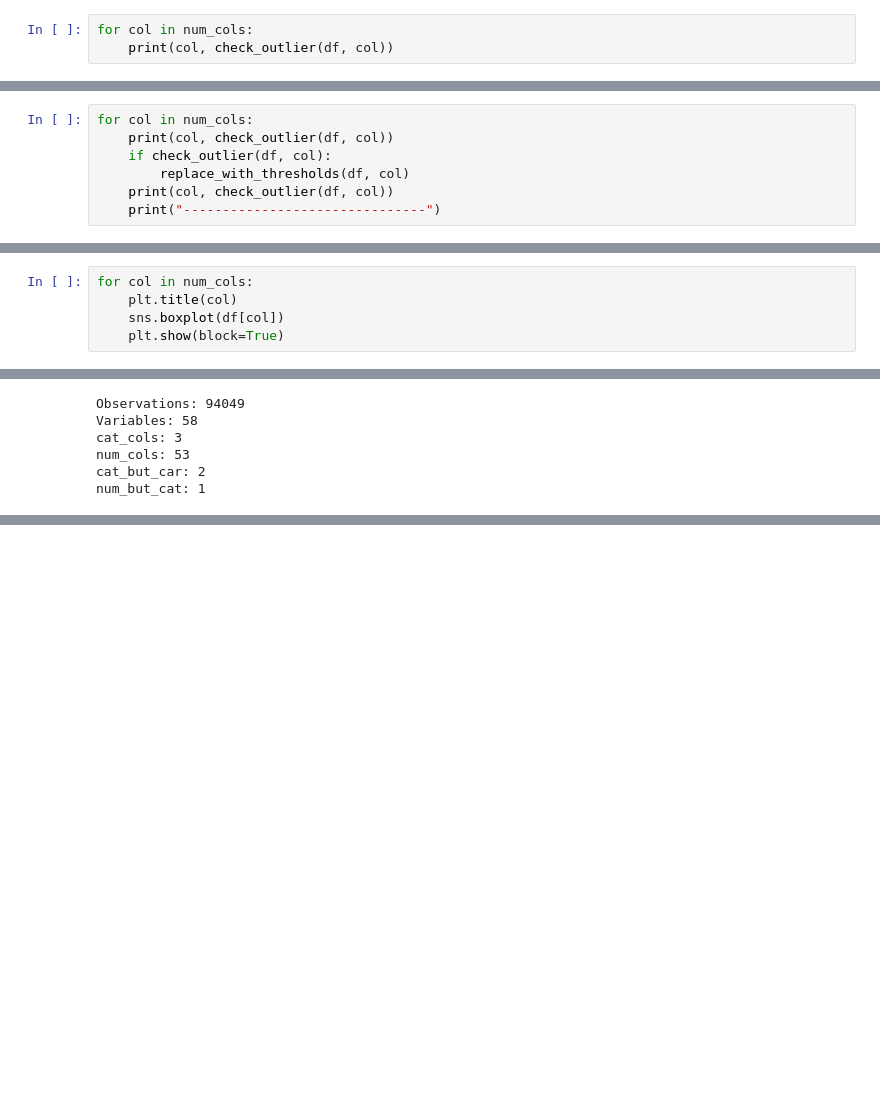
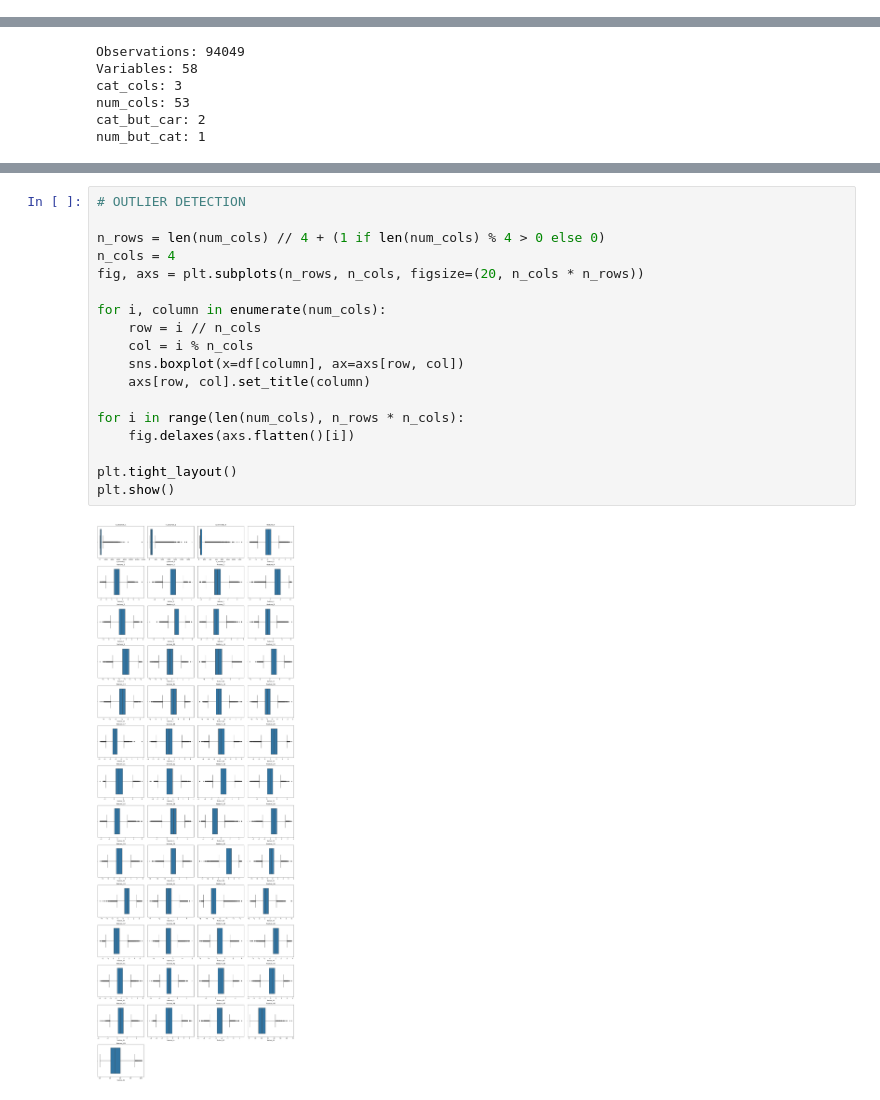
Before and after one commit to yuuIind/is-bankasi-ML-challenge-5, a Jupyter notebook: menu_pred.ipynb, the cells around one changed output, grey strips where cells are left out. Cells and saved outputs as stored; diff of their text form; blank space fills up the shorter version.

```diff
--- a/menu_pred.ipynb
+++ b/menu_pred.ipynb
@@ -133,6 +124,3 @@ Name: count, dtype: int64
 df["devicebrand"].value_counts()[df["devicebrand"].value_counts() < 3000].sum()
 # %% [output]
 5989
-# %%
-for col in num_cols:
-    print(col, check_outlier(df, col))
@@ -157,7 +126,0 @@ feature_49 True
-# %%
-for col in num_cols:
-    print(col, check_outlier(df, col))
-    if check_outlier(df, col):
-        replace_with_thresholds(df, col)
-    print(col, check_outlier(df, col))
-    print("-------------------------------")
@@ -182,5 +126,0 @@ feature_49 False
-# %%
-for col in num_cols:
-    plt.title(col)
-    sns.boxplot(df[col])
-    plt.show(block=True)
@@ -287,0 +205,20 @@ df.head()
+# %%
+# OUTLIER DETECTION
+
+n_rows = len(num_cols) // 4 + (1 if len(num_cols) % 4 > 0 else 0)
+n_cols = 4
+fig, axs = plt.subplots(n_rows, n_cols, figsize=(20, n_cols * n_rows))
+
+for i, column in enumerate(num_cols):
+    row = i // n_cols
+    col = i % n_cols
+    sns.boxplot(x=df[column], ax=axs[row, col])
+    axs[row, col].set_title(column)
+
+for i in range(len(num_cols), n_rows * n_cols):
+    fig.delaxes(axs.flatten()[i])
+
+plt.tight_layout()
+plt.show()
+# %% [output]
+[figure, added]
```
Also changed, not shown: parts of 27 cells of this notebook.
